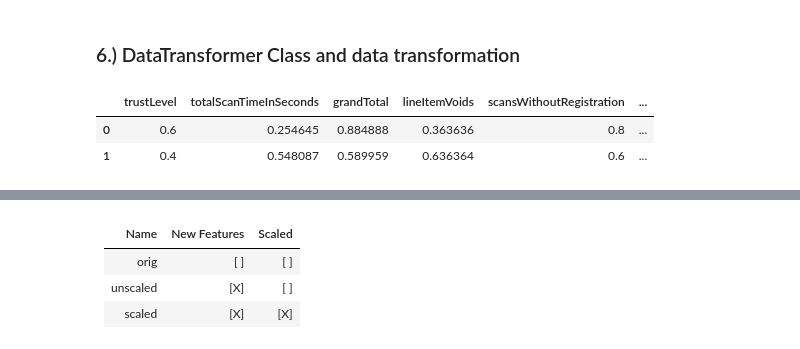
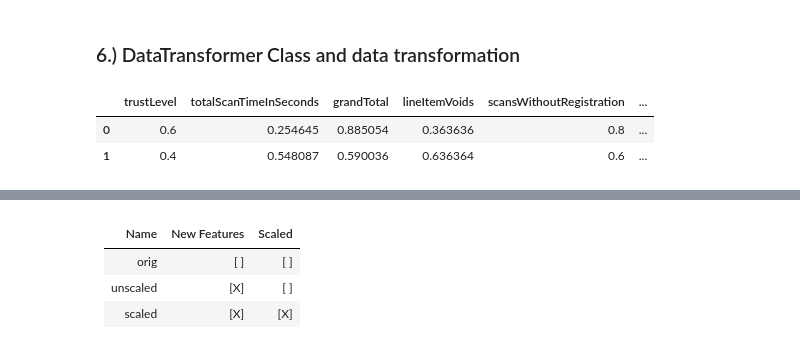
Before and after one commit to LackesLab/dmc2019, a Jupyter notebook: notebooks/train_with_test_version_lukas.ipynb, the cells around one changed output, grey strips where cells are left out. Cells and saved outputs as stored; diff of their text form; code cells hidden in the pictures.

Commit message:
SSL with first 5000 test samples

```diff
--- a/notebooks/train_with_test_version_lukas.ipynb
+++ b/notebooks/train_with_test_version_lukas.ipynb
@@ -100,7 +102,8 @@ class KNNLookup():
 # %%
 trainandknn_Xy_original_df = pd.read_csv("../data/train.csv", sep="|") if FINAL_SUBMISSION else pd.read_csv("../data/train_new.csv", sep="|")
 train_Xy_original_df, knn_Xy_original_df = train_test_split(trainandknn_Xy_original_df,train_size=0.75) # if FINAL_SUBMISSION else 0.8**2) #small
-test_X_original_df  = pd.read_csv("../data/test.csv", sep="|") #.iloc[0:301] #TODO: For faster testing we use less data from the test set
+test_X_original_df  = pd.read_csv("../data/test.csv", sep="|") .iloc[0:5000] #TODO: For faster testing we use less data from the test set
+test_final_X_df = pd.read_csv("../data/test.csv", sep="|")
 
 #Only for test routines
 val_Xy_original_df = pd.read_csv("../data/val_new.csv", sep="|")
@@ -186,32 +177,35 @@ class DataTransformer:
 scaler = MinMaxScaler()
 transformer = DataTransformer(scaler)
 
 # Adding new Features to train and test set
 train_X_unscaled_df = transformer.add_features(train_X_original_df)
 test_X_unscaled_df = transformer.add_features(test_X_original_df)
 knn_X_unscaled_df = transformer.add_features(knn_X_original_df)
 
 val_X_unscaled_df = transformer.add_features(val_X_originial_df)
 train_complete_X_unscaled_df = transformer.add_features(train_complete_X_originial_df)
 
 transformer.fit_scaler(transformer.add_features(train_complete_X_unscaled_df.append(test_X_unscaled_df, sort=False)))
 train_X_scaled_df = transformer.apply_scaler(train_X_unscaled_df)
 knn_X_scaled_df   = transformer.apply_scaler(knn_X_unscaled_df)
 
 
 test_X_scaled_df  = transformer.apply_scaler(test_X_unscaled_df)
 val_X_scaled_df = transformer.apply_scaler(val_X_unscaled_df)
 train_complete_X_scaled_df = transformer.apply_scaler(train_complete_X_unscaled_df)
 
 
 # labels
 train_y_df = train_y_original_df.copy()
 val_y_df = val_y_originial_df.copy()
 knn_y_df = knn_y_original_df.copy()
 train_complete_y_df = train_complete_y_originial_df.copy()
 
+test_final_X_df = transformer.add_features(test_final_X_df)
+
+
 test_X_scaled_df.head(2)
 # %% [output]
 |  | trustLevel | totalScanTimeInSeconds | grandTotal | lineItemVoids | scansWithoutRegistration | ... |
-| 0 | 0.6 | 0.254645 | 0.884888 | 0.363636 | 0.8 | ... |
-| 1 | 0.4 | 0.548087 | 0.589959 | 0.636364 | 0.6 | ... |
+| 0 | 0.6 | 0.254645 | 0.885054 | 0.363636 | 0.8 | ... |
+| 1 | 0.4 | 0.548087 | 0.590036 | 0.636364 | 0.6 | ... |
```
Also changed, not shown: parts of 11 cells of this notebook.
